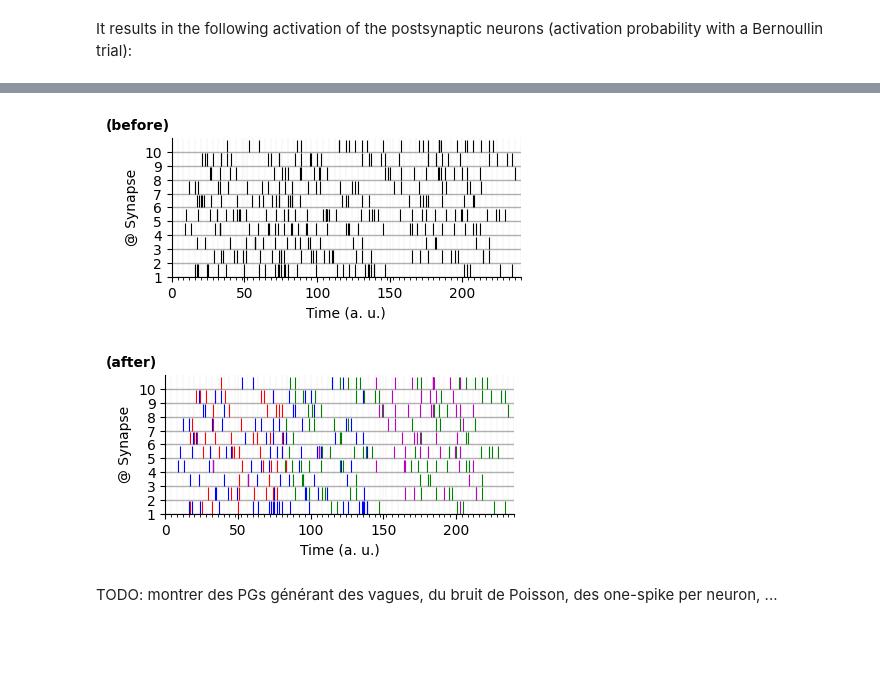
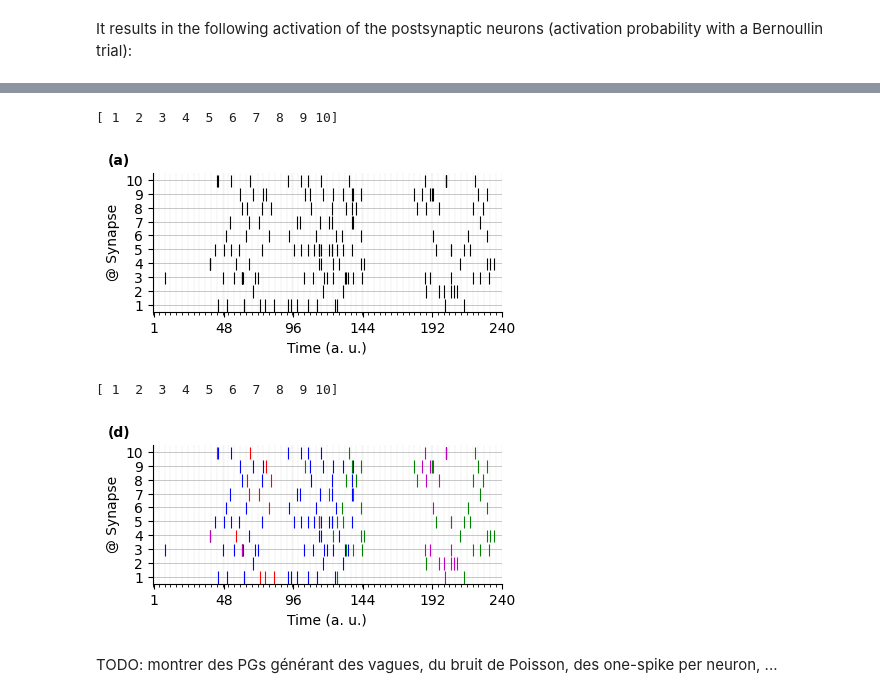
Before and after one commit to SpikeAI/TemporallyHeterogeneousConnections, a Jupyter notebook: dev/2022-11-22_ABCD.ipynb, the cells around one changed output, grey strips where cells are left out. Saved outputs shown, nothing was run; the diff lists cells and outputs as text; code cells hidden in the pictures; blank space fills up the shorter version.

```diff
--- a/dev/2022-11-22_ABCD.ipynb
+++ b/dev/2022-11-22_ABCD.ipynb
@@ -449,5 +468,8 @@ opt_fig1 = Params(  datetag = datetag + '_fig1',
                     seed = 2373,
                     fig_width = 4.5,
                     )
+
 env_fig1 = ABCD(opt_fig1)
-a, b, PG = env_fig1.generative_model()
+# a, b, PG = env_fig1.generative_model()
+PG = env_fig1.set_PG(seed=opt_fig1.seed)
+b = env_fig1.get_b(seed=opt_fig1.seed+1)
@@ -465,8 +490,6 @@ env_fig1.opt.N_pre, env_fig1.opt.N_PGs, env_fig1.opt.N_PG_time
 subplotpars_fig1 = matplotlib.figure.SubplotParams(left=0., right=1., bottom=0., top=1., wspace=0.05, hspace=0.05,)
 figsize = (env_fig1.opt.fig_width, env_fig1.opt.fig_width/2.5)
 colors = ['r', 'g' , 'b' , 'm']
-env_fig1 = ABCD(opt_fig1)
-a, b, PG = env_fig1.generative_model()
 # %%
 #b[0, 3, 350] = True
 #b[0, 2, 350] = True
@@ -498,5 +530,5 @@ fig, ax = env_fig1.plot_b(b, colors=colors)
 # %%
-fig, ax = env_fig1.plot_b(b, colors=colors, figsize=figsize, subplotpars=subplotpars_fig1)
+fig, ax = env_fig1.plot_b(b, colors=colors, figsize=figsize, subplotpars=subplotpars_fig1, yticks=env_fig1.opt.N_PGs)
 fig.text(0.03, 0.95,'(c)', horizontalalignment='center', verticalalignment='center', weight='bold')
 
 if not figpath is  None: printfig(fig, 'figure_1c')
@@ -511,17 +544,21 @@ torch.Size([1, 4, 240])
+# %%
+a = env_fig1.draw_a(b, PG, seed=seed+2)
 # %%
 for suff in ['_k', '']:
-    fig, ax = env_fig1.plot_a(a, b, PG, colors=colors if suff=='' else ['k'], figsize=figsize, subplotpars=subplotpars_fig1)
+    fig, ax = env_fig1.plot_a(a, b, PG, colors=colors if suff=='' else ['k'], figsize=figsize, subplotpars=subplotpars_fig1, yticks=env_fig1.opt.N_pre)
 
     if not figpath is  None:
         fig.text(0.05, 0.95, '(a)' if suff=='_k' else '(d)', horizontalalignment='center', verticalalignment='center', weight='bold')
         printfig(fig, 'figure_1a' + suff)
     else:
         fig.text(0.05, 0.95,'(before)' if suff=='_k' else '(after)', horizontalalignment='center', verticalalignment='center', weight='bold')
 
     plt.show()
 # %% [output]
+[ 1  2  3  4  5  6  7  8  9 10]
-[figure, old version]
+[figure, new version]
+[ 1  2  3  4  5  6  7  8  9 10]
-[figure, old version]
+[figure, new version]
 # %% [markdown]
 TODO: montrer des PGs générant des vagues, du bruit de Poisson, des one-spike per neuron, ...
 # %% [markdown]
```
Also changed, not shown: parts of 40 cells of this notebook.
